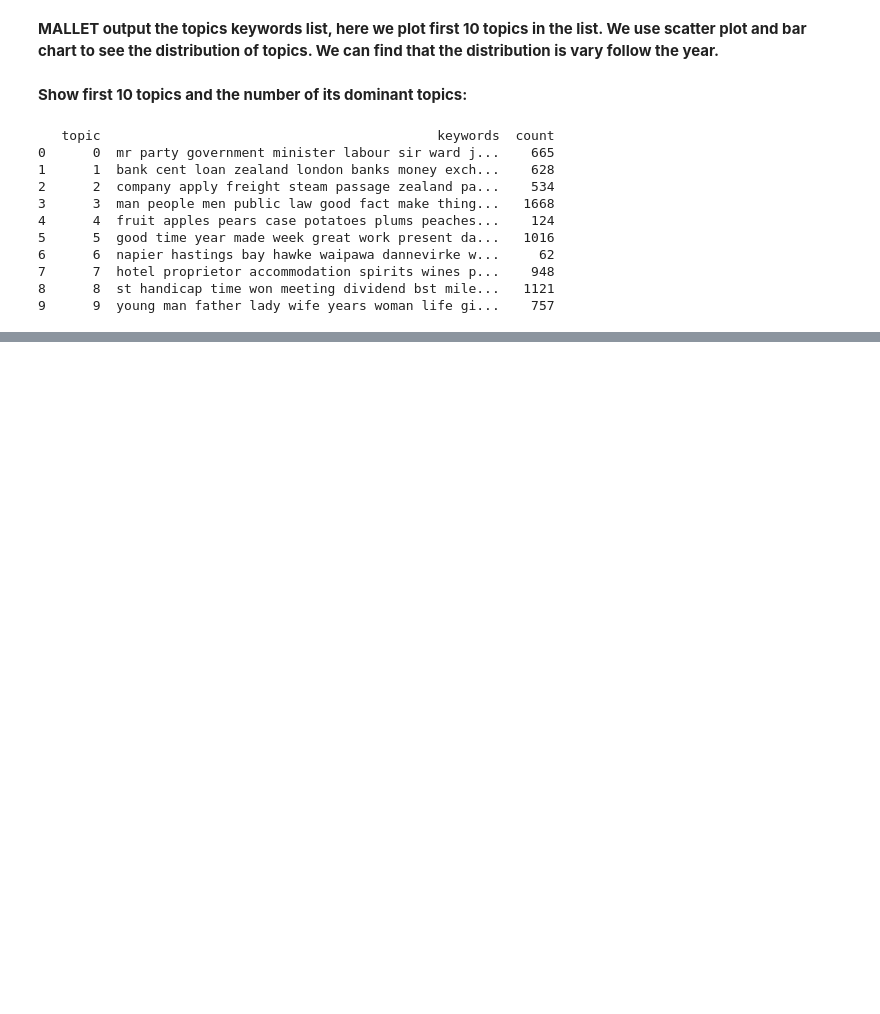
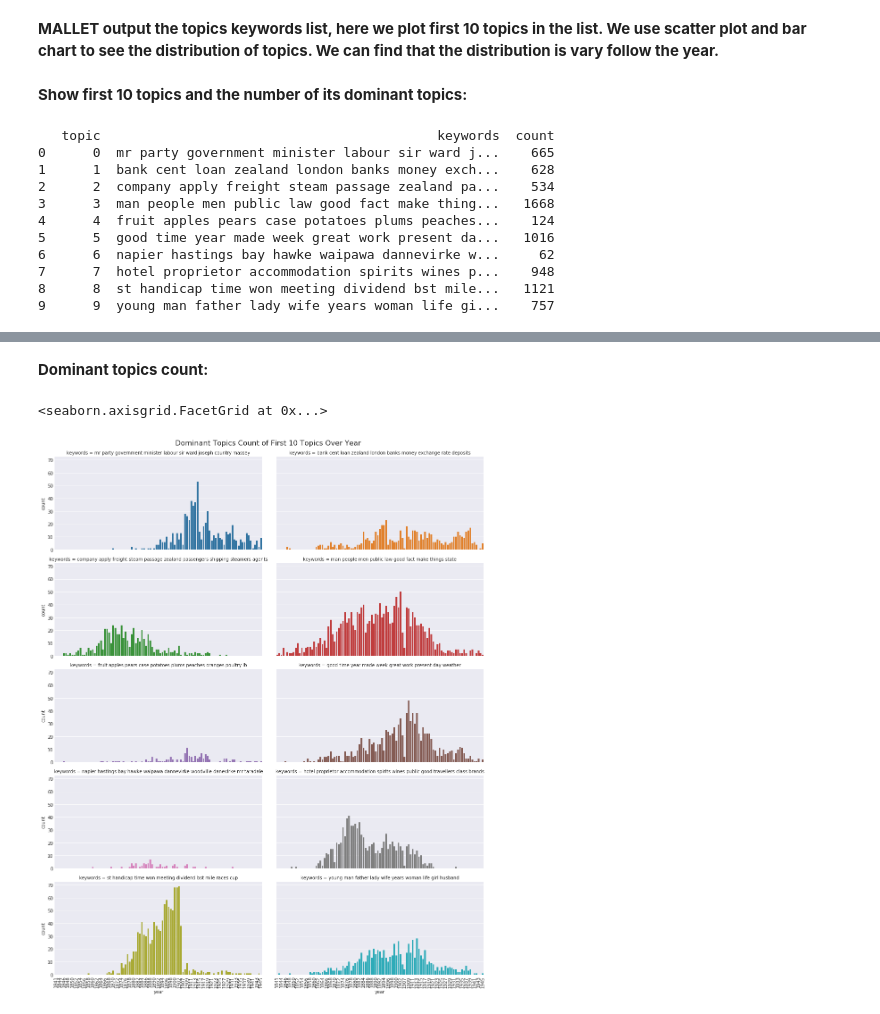
Before and after one commit to xandercai/papers-past-topic-modeling, a Jupyter notebook: 6-analyze/2-analysis.ipynb, the cells around one changed output, grey strips where cells are left out. Saved outputs shown, nothing was run; the diff lists cells and outputs as text; code cells hidden in the pictures; blank space fills up the shorter version.

```diff
--- a/6-analyze/2-analysis.ipynb
+++ b/6-analyze/2-analysis.ipynb
@@ -164,0 +224,12 @@ plot_scatter(df_topics10, title='First 10 Topics')
+# %% [markdown]
+**Dominant topics count:**
+# %%
+plot_topics(df_topics10,
+            'bar',
+            adjust_top=0.95,
+            title='First 10 Topics',
+            height=3.5,
+            col_wrap=2)
+# %% [output]
+<seaborn.axisgrid.FacetGrid at 0x...>
+[figure, added]
```
Also changed, not shown: parts of 27 cells of this notebook.
